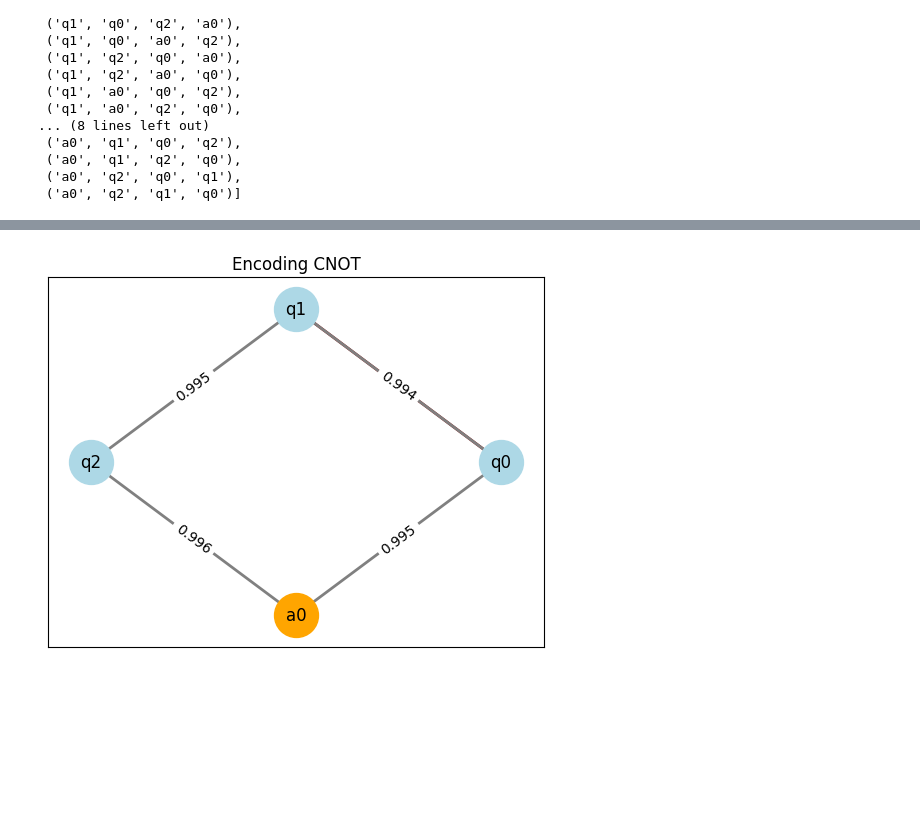
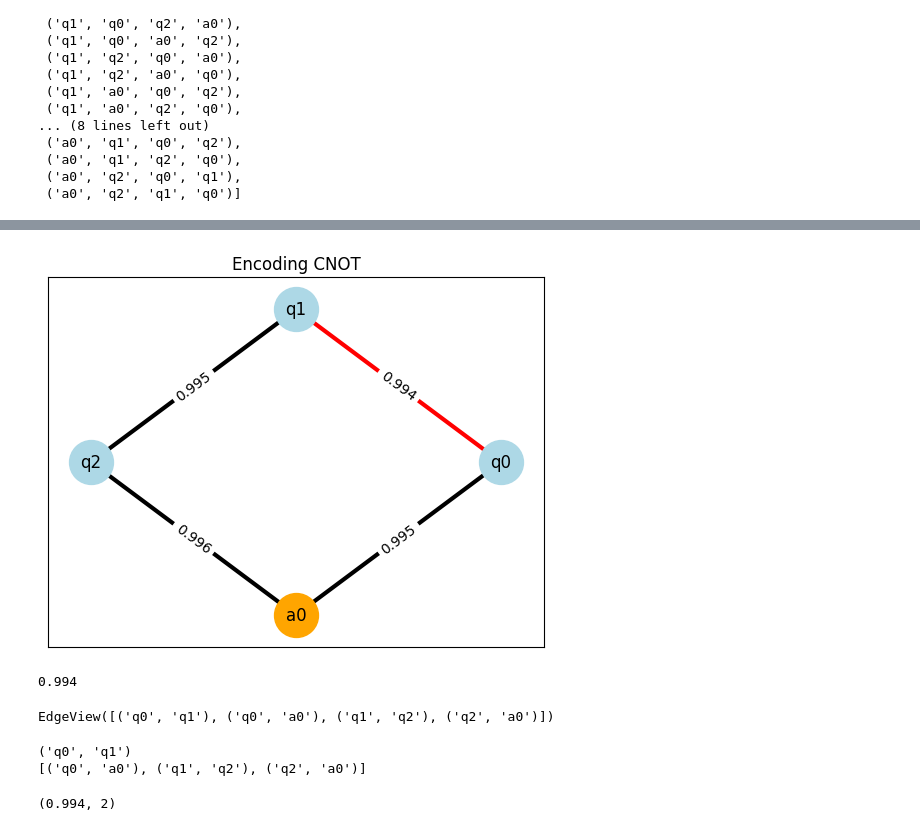
Before and after one commit to Wrn13/QuantumLogicalSimulator, a Jupyter notebook: src/notebooks/cns_anim.ipynb, the cells around one changed output, grey strips where cells are left out. Saved outputs shown, nothing was run; the diff lists cells and outputs as text; code cells hidden in the pictures; blank space fills up the shorter version.

Commit message:
WIP graphing

```diff
--- a/src/notebooks/cns_anim.ipynb
+++ b/src/notebooks/cns_anim.ipynb
@@ -33,7 +33,6 @@ import networkx as nx
 for perm in perms:
     module = nx.Graph()
     q0, q1, q2, a0 = perm
-    edgelist = set([(q0, q1), (q1, q2), (q2, a0), (a0, q0)])
     module.add_nodes_from(["q0", "q1", "q2", "a0"])
     module.add_edge(q0, q1, weight=0.996, type="state")
     module.add_edge(q1, q2, weight=0.995, type="state")
@@ -55,15 +59,25 @@ plt.show()
 # %%
-from networkx import draw
 
+off_edge_color = "#000000"
+on_edge_color = "#FF0000"
+
+active = {frozenset(("q0", "q1"))}
+
+on_edges = [(u,v) for u, v in module.edges() if frozenset((u,v)) in active]
+off_edges = [(u,v) for u, v in module.edges() if frozenset((u,v)) not in active]
 
 pos = nx.circular_layout(module)
 nx.draw_networkx_nodes(module, pos, node_size=1000, nodelist= ["q0", "q1", "q2"], node_color="lightblue")
 nx.draw_networkx_nodes(module, pos, node_size=1000, nodelist= ["a0"], node_color="orange")
 nx.draw_networkx_labels(module, pos, font_size=12, font_family="sans-serif")
-nx.draw_networkx_edges(module, pos, edgelist=[("q0", "q1")], edge_color="darkred", width=2)
-nx.draw_networkx_edges(module, pos, edgelist=edgelist - {("q0", "q1")}, edge_color="gray", width=2)
+nx.draw_networkx_edges(module, pos, edgelist=on_edges, edge_color=on_edge_color, width=3, alpha=1)
+nx.draw_networkx_edges(module, pos, edgelist=off_edges, edge_color= off_edge_color, width=3, alpha= 1)
 nx.draw_networkx_edge_labels(module, pos, edge_labels=nx.get_edge_attributes(module, "weight"))
 plt.title("Encoding CNOT")
-plt.show()
+plt.savefig("images/1.png")
 # %% [output]
-[figure, old version]
+[figure, new version]
+# %%
+module.edges[("q0","q1")]['weight']
+# %% [output]
+0.994
@@ -69,0 +124,10 @@ plt.show()
+# %%
+module.edges()
+# %% [output]
+EdgeView([('q0', 'q1'), ('q0', 'a0'), ('q1', 'q2'), ('q2', 'a0')])
+# %%
+perform_cns_gate(module, ("q0", "q1"), 1., "First CNS", 0)
+# %% [output]
+('q0', 'q1')
+[('q0', 'a0'), ('q1', 'q2'), ('q2', 'a0')]
+(0.994, 2)
```
Also changed, not shown: parts of 3 cells of this notebook, 2 other files.
